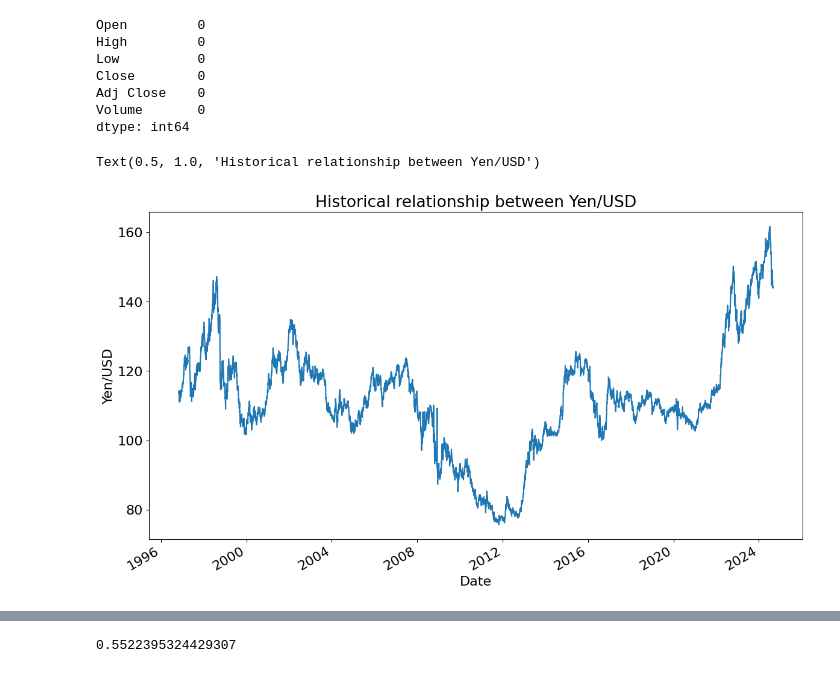
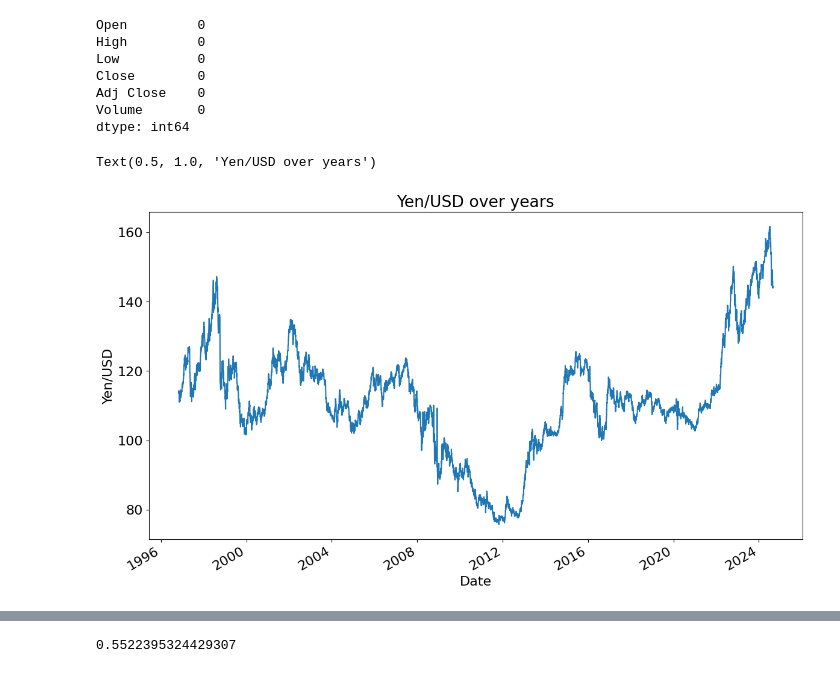
Before and after one commit to iliyaskurmangali/USD-Yen-Prediction, a Jupyter notebook: work.ipynb, the cells around one changed output, grey strips where cells are left out. Saved outputs shown, nothing was run; the diff lists cells and outputs as text; code cells hidden in the pictures.

```diff
--- a/work.ipynb
+++ b/work.ipynb
@@ -68,9 +67,10 @@ Adj Close    0
 Volume       0
 dtype: int64
 # %%
-usd_jpy_df['Close'].plot()
+# Here we can see value of  Yen/USD over time
+usd_jpy_df['Adj Close'].plot()
 plt.ylabel('Yen/USD')
-plt.title('Historical relationship between Yen/USD')
+plt.title('Yen/USD over years')
 # %% [output]
-Text(0.5, 1.0, 'Historical relationship between Yen/USD')
+Text(0.5, 1.0, 'Yen/USD over years')
-[figure, old version]
+[figure, new version]
```
Also changed, not shown: parts of 14 cells of this notebook.
